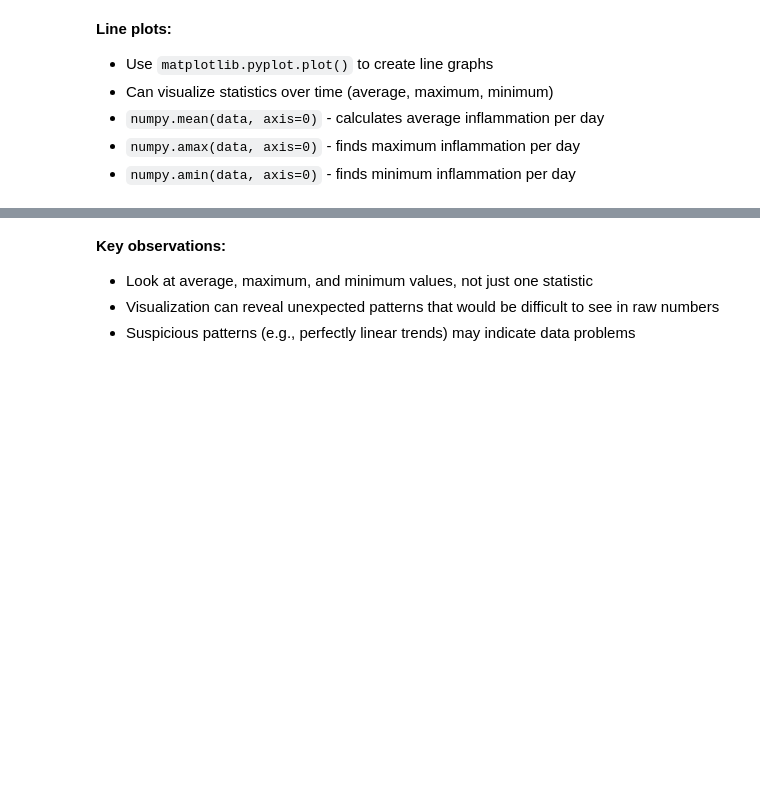
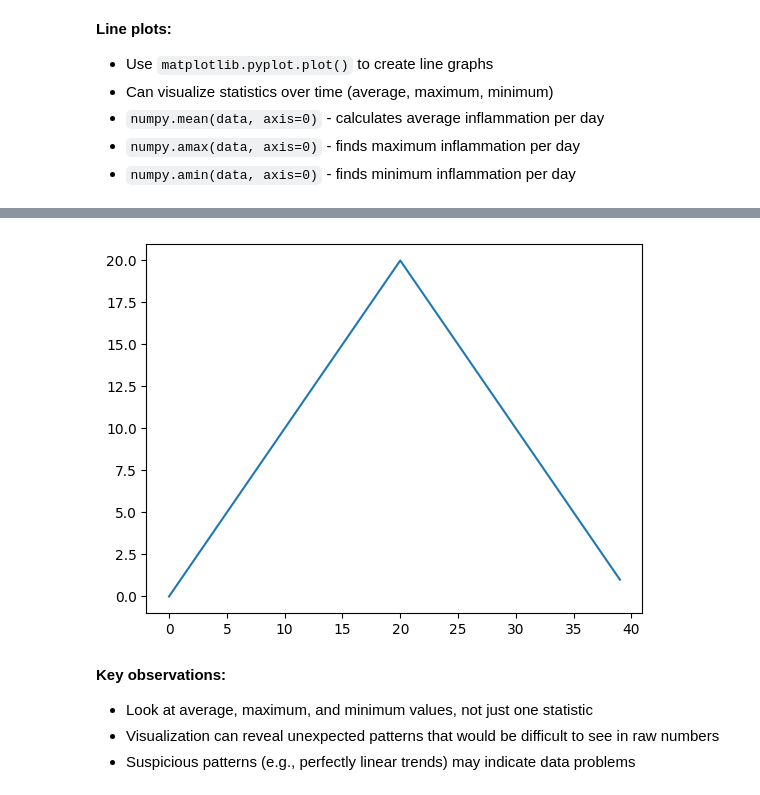
Before and after one commit to bhawiyuga/python-carpentries, a Jupyter notebook: 03-visualizing-data.ipynb, the cells around one changed output, grey strips where cells are left out. Drawn from its saved outputs; the diff is of its cells as text; code cells hidden in the pictures; blank space fills up the shorter version.

```diff
--- a/03-visualizing-data.ipynb
+++ b/03-visualizing-data.ipynb
@@ -41,3 +53,9 @@ plt.show()
+# %%
+max_per_day = np.amax(data, axis=0)
+plt.plot(max_per_day)
+plt.show()
+# %% [output]
+[figure, added]
 # %% [markdown]
 **Key observations:**
 - Look at average, maximum, and minimum values, not just one statistic
```
Also changed, not shown: parts of 2 cells of this notebook.
